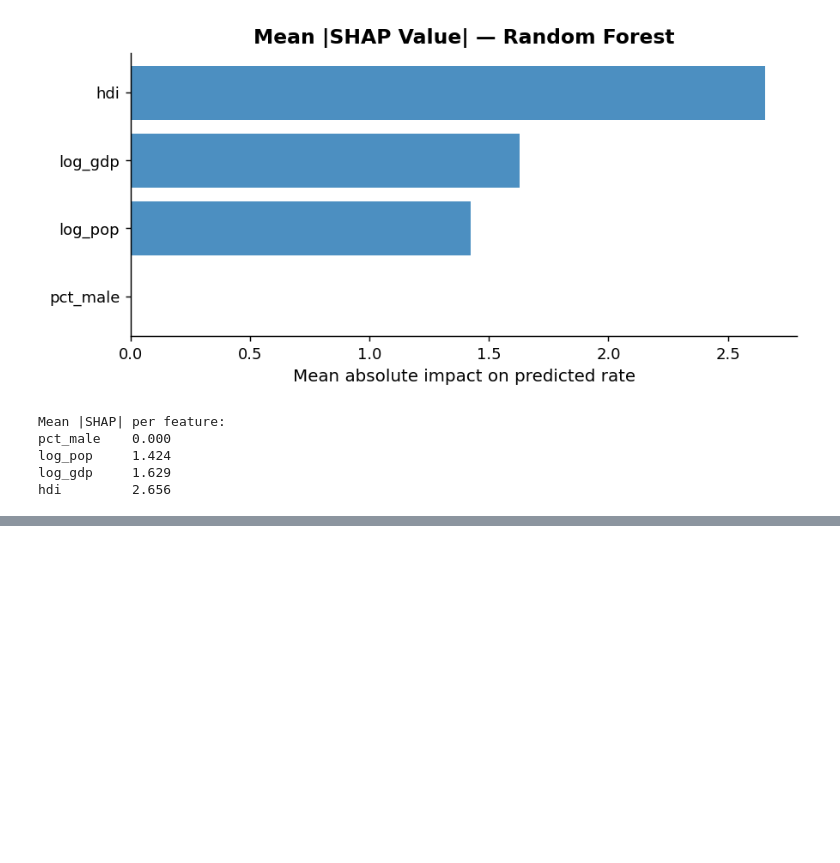
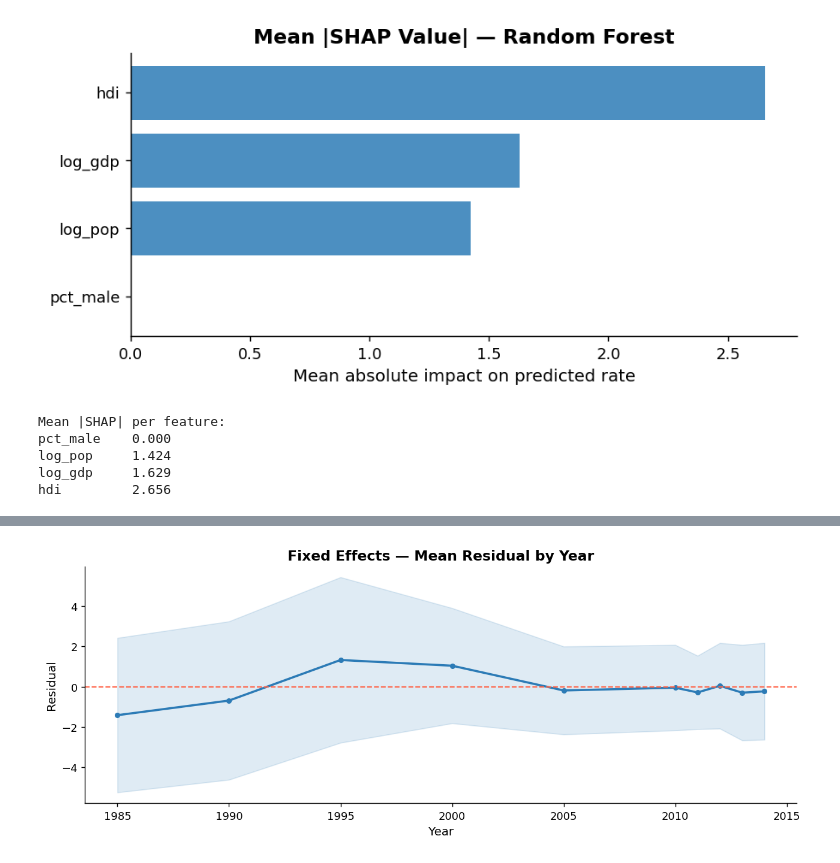
Before and after one commit to MustafaKaanKoc/Reproducible-Research-Term-Project, a Jupyter notebook: suicide_rates_initial_eda.ipynb, the cells around one changed output, grey strips where cells are left out. Cells and saved outputs as stored; diff of their text form; code cells hidden in the pictures; blank space fills up the shorter version.

```diff
--- a/suicide_rates_initial_eda.ipynb
+++ b/suicide_rates_initial_eda.ipynb
@@ -646,0 +772,22 @@ hdi         2.656
+# %%
+# Plot Fixed Effects residuals by year to check for time patterns
+fe_resid = fe.resids.reset_index()
+fe_resid.columns = ['country', 'year', 'residual']
+
+resid_by_year = fe_resid.groupby('year')['residual'].agg(['mean', 'std']).reset_index()
+
+fig, ax = plt.subplots(figsize=(10, 4))
+ax.plot(resid_by_year['year'], resid_by_year['mean'],
+        color='#2c7bb6', linewidth=2, marker='o', markersize=4)
+ax.fill_between(resid_by_year['year'],
+                resid_by_year['mean'] - resid_by_year['std'],
+                resid_by_year['mean'] + resid_by_year['std'],
+                alpha=0.15, color='#2c7bb6')
+ax.axhline(0, color='tomato', linewidth=1.2, linestyle='--')
+ax.set(title='Fixed Effects — Mean Residual by Year',
+       xlabel='Year', ylabel='Residual')
+ax.xaxis.set_major_locator(mticker.MultipleLocator(5))
+plt.tight_layout()
+plt.show()
+# %% [output]
+[figure, added]
```
Also changed, not shown: parts of 14 cells of this notebook.
